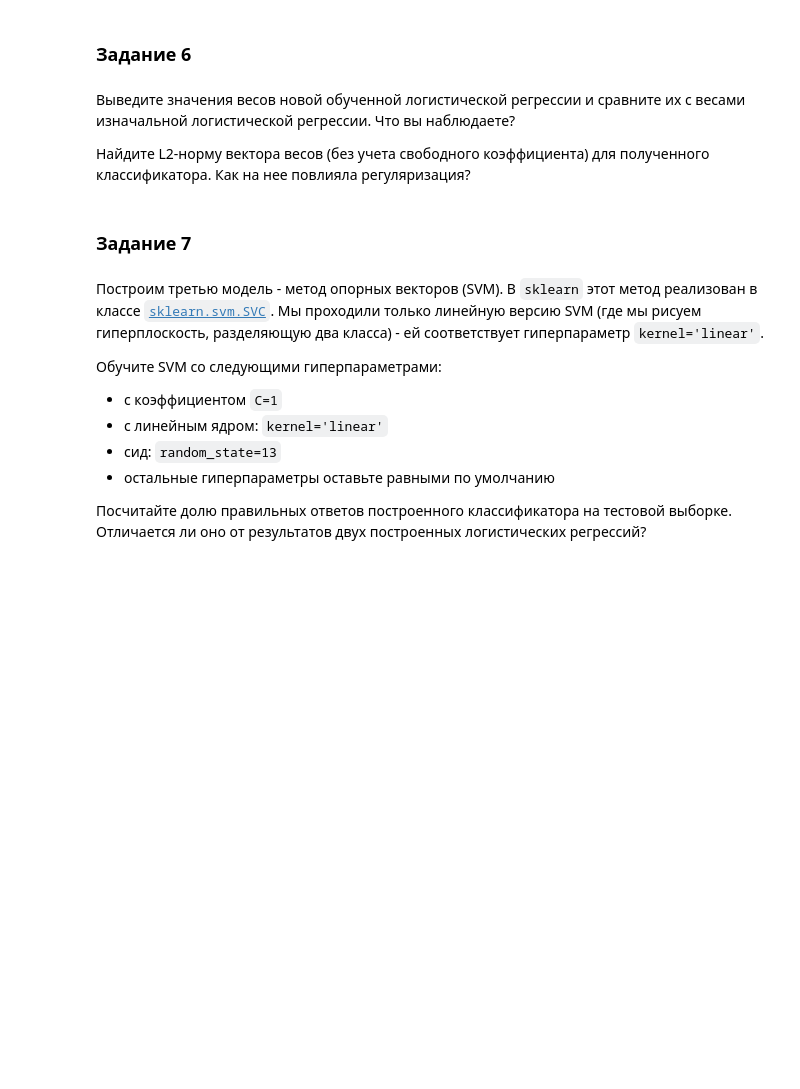
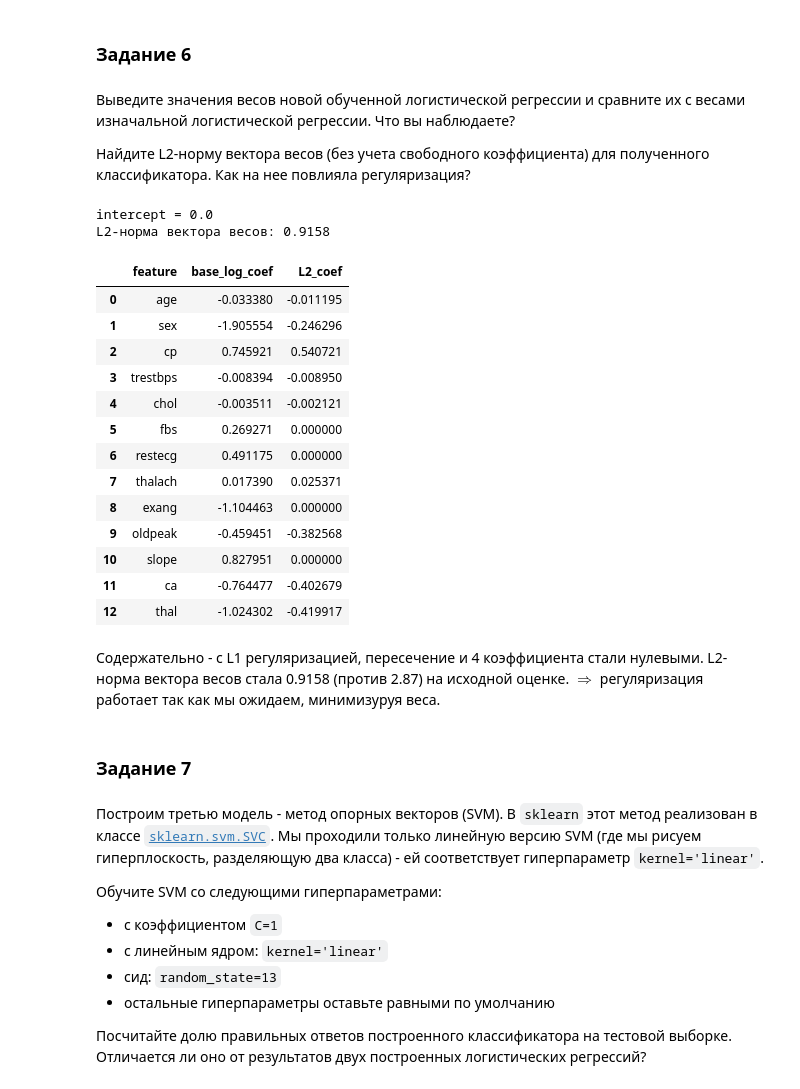
Before and after one commit to ksetdekov/ml_dpo_2021, a Jupyter notebook: hw/hw3/hw03.ipynb, the cells around one changed output. Drawn from its saved outputs; the diff is of its cells as text; code cells hidden in the pictures; blank space fills up the shorter version.

```diff
--- a/hw/hw3/hw03.ipynb
+++ b/hw/hw3/hw03.ipynb
@@ -357,0 +364,11 @@ $$
+# %%
+logreg_l1 = LogisticRegression(penalty='l1', C=0.1, random_state=13, solver='liblinear', max_iter=1000)
+logreg_l1.fit(X_train, y_train)
+
+y_hatl1_test = logreg_l1.predict(X_test)
+
+print(f'доля правильных ответов на тесте для L1 регуляризации: {accuracy_score(y_test, y_hatl1_test):.4f}')
+
+print(f'ROC AUC исходная модель: {roc_auc_score(y_test, logreg.predict_proba(X_test)[:, 1]):.4f}')
+
+print(f'ROC AUC для L1 регуляризации: {roc_auc_score(y_test, logreg_l1.predict_proba(X_test)[:, 1]):.4f}')
@@ -366,3 +388,31 @@ $$
+# %%
+print(f'intercept = {logreg_l1.intercept_[0]}')
+valzipl1 = zip(X_train.columns, logreg_l1.coef_[0])
+named_coef_base
+named_coef_l1 = pd.DataFrame(valzipl1, columns=['feature', 'L2_coef'])
+
+result = pd.merge(named_coef_base, named_coef_l1)
+print(f'L2-норма вектора весов: {np.linalg.norm(logreg_l1.coef_):.4f}')
+result
+# %% [output]
+intercept = 0.0
+L2-норма вектора весов: 0.9158
+|  | feature | base_log_coef | L2_coef |
+| 0 | age | -0.033380 | -0.011195 |
+| 1 | sex | -1.905554 | -0.246296 |
+| 2 | cp | 0.745921 | 0.540721 |
+| 3 | trestbps | -0.008394 | -0.008950 |
+| 4 | chol | -0.003511 | -0.002121 |
+| 5 | fbs | 0.269271 | 0.000000 |
+| 6 | restecg | 0.491175 | 0.000000 |
+| 7 | thalach | 0.017390 | 0.025371 |
+| 8 | exang | -1.104463 | 0.000000 |
+| 9 | oldpeak | -0.459451 | -0.382568 |
+| 10 | slope | 0.827951 | 0.000000 |
+| 11 | ca | -0.764477 | -0.402679 |
+| 12 | thal | -1.024302 | -0.419917 |
+# %% [markdown]
+Содержательно - с L1 регуляризацией, пересечение и 4 коэффициента стали нулевыми. L2-норма вектора весов стала 0.9158 (против 2.87) на исходной оценке. $\Rightarrow$ регуляризация работает так как мы ожидаем, минимизуруя веса.
 # %% [markdown]
 ### Задание 7 <a id="task2_7"></a>
 # %% [markdown]
```
Also changed, not shown: parts of 9 cells of this notebook.
